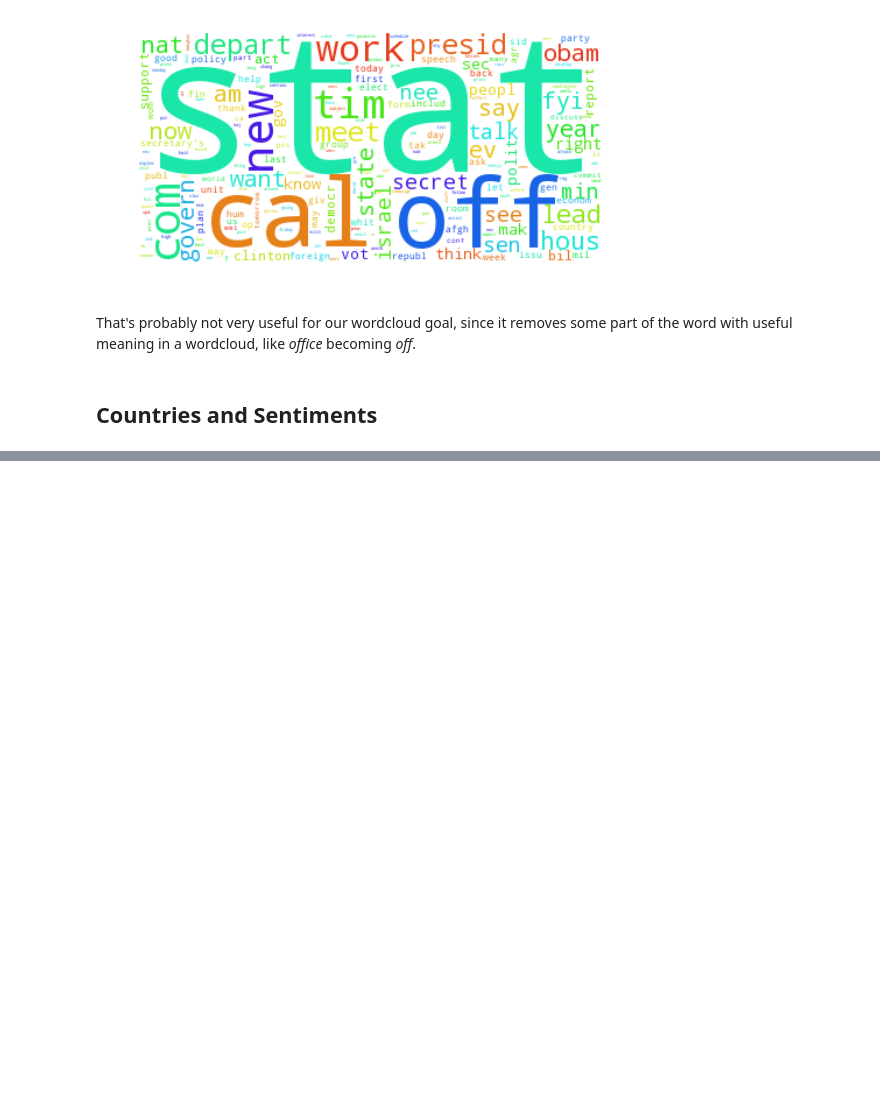
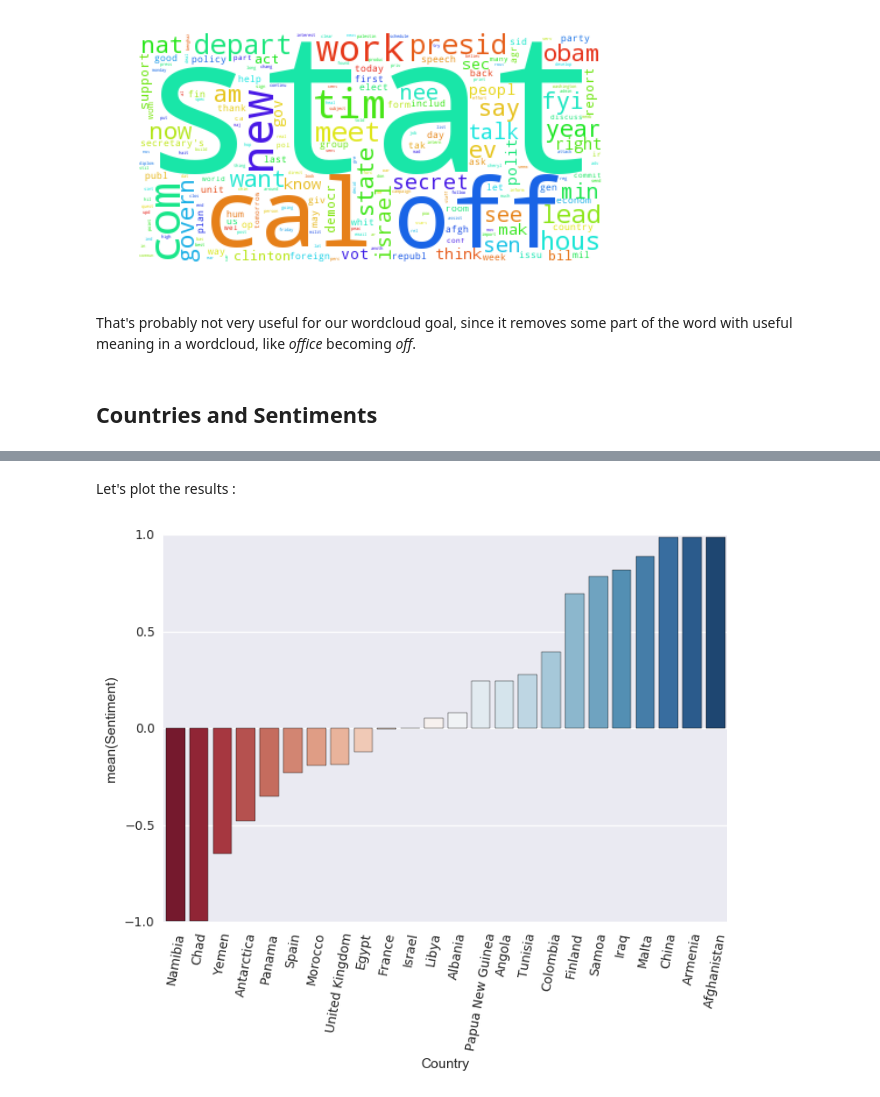
Before and after one commit to loistal/ADA_lab1, a Jupyter notebook: 05- Tamming Text/Hillary Email Controversy.ipynb, the cells around one changed output, grey strips where cells are left out. Cells and saved outputs as stored; diff of their text form; code cells hidden in the pictures; blank space fills up the shorter version.

Commit message:
countries sentiment v1.0

```diff
--- a/05- Tamming Text/Hillary Email Controversy.ipynb
+++ b/05- Tamming Text/Hillary Email Controversy.ipynb
@@ -122,0 +148,3 @@ That's probably not very useful for our wordcloud goal, since it removes some pa
+# %%
+countries['United States'] += ['u.s', 'u.s.', 'u.s.a', 'u.s.a.']
+countries['United Kingdom'] += ['uk', 'u.k.', 'u.k']
@@ -122,0 +162,29 @@ That's probably not very useful for our wordcloud goal, since it removes some pa
+# %%
+from nltk.sentiment import vader
+
+# Useful objects to perform analysis
+vad = vader.SentimentIntensityAnalyzer()
+tok = TweetTokenizer()
+
+id = 0
+sentiments = {}
+coutries_stopwords = ['re', 'us', 'no', 'nor', 'ca', 'pm', 'cc', 'fm', 'tv', 'lie', 'mr', 'jordan', 'mm', 'mn', 'ai']
+coutries_stopwords = set(coutries_stopwords).union(STOPWORDS)
+
+# Take 100 first mails for development
+for mail in mails[:100]:
+    # Perform sentiment analysis
+    score = vad.polarity_scores(mail)['compound']
+
+    # Use the lowercase and tokenized, without stopwords version to find countries
+    txt = set(tok.tokenize(mail.lower())) - coutries_stopwords
+
+    # Look into the concerned countries
+    for country, names in countries.items():
+        if not txt.isdisjoint(set(names)):
+            sentiments[id] = [country, score]
+            id += 1
+
+df = pd.DataFrame.from_dict(sentiments, orient='index')
+df.columns = ['Country', 'Sentiment']
+df.head(5)
@@ -122,0 +200,3 @@ That's probably not very useful for our wordcloud goal, since it removes some pa
+# %%
+df = df.groupby('Country').agg('mean')
+df.head(5)
@@ -122,0 +211,12 @@ That's probably not very useful for our wordcloud goal, since it removes some pa
+# %% [markdown]
+Let's plot the results :
+# %%
+data = pd.Series(data=df['Sentiment']).sort_values()
+
+plot = sns.barplot(data.index, data, palette=reversed(sns.color_palette("RdBu_r", len(data))))
+plt.xticks(rotation=80)
+sns
+
+plt.show()
+# %% [output]
+[figure, added]
```
Also changed, not shown: parts of 13 cells of this notebook.
